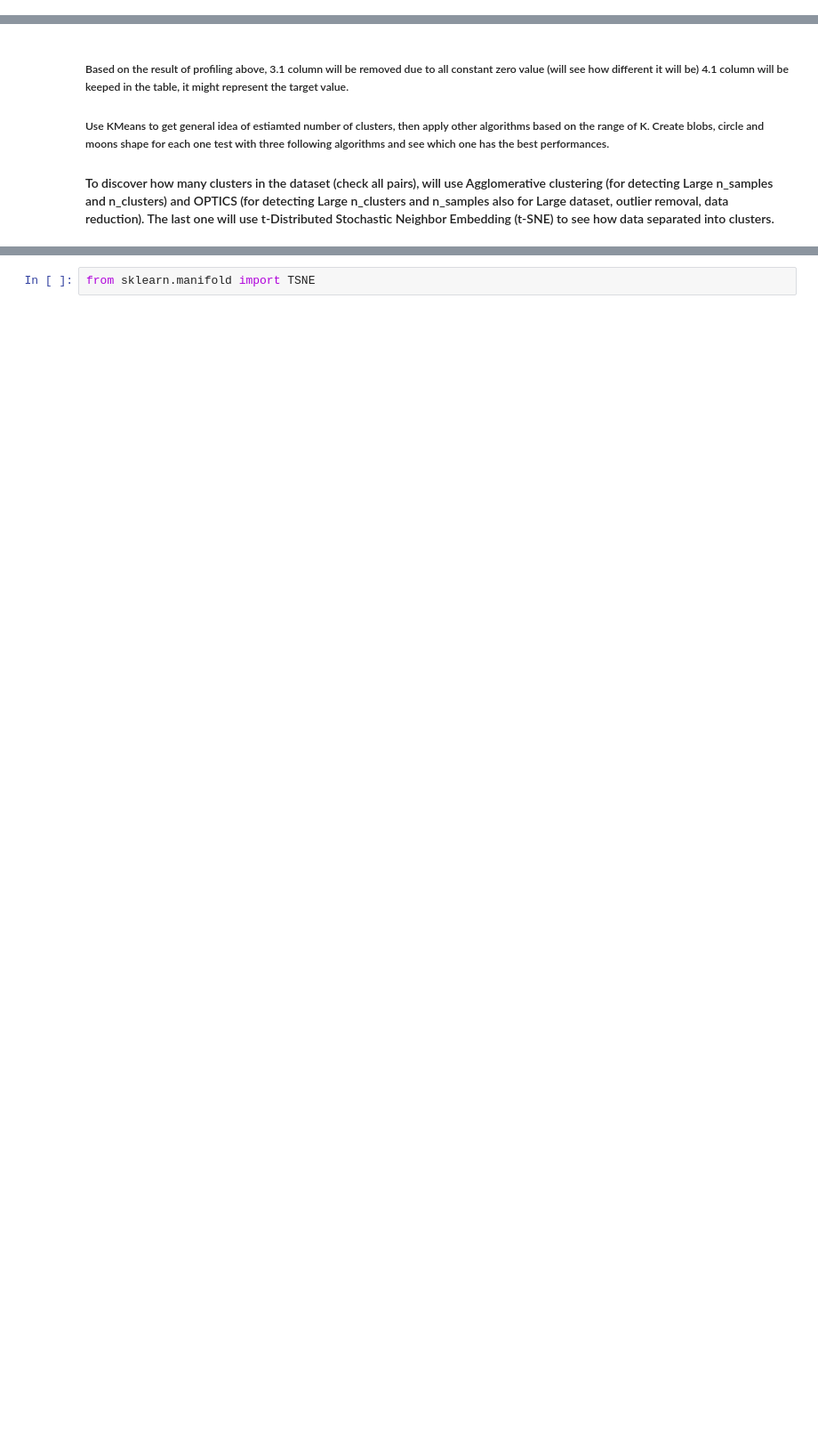
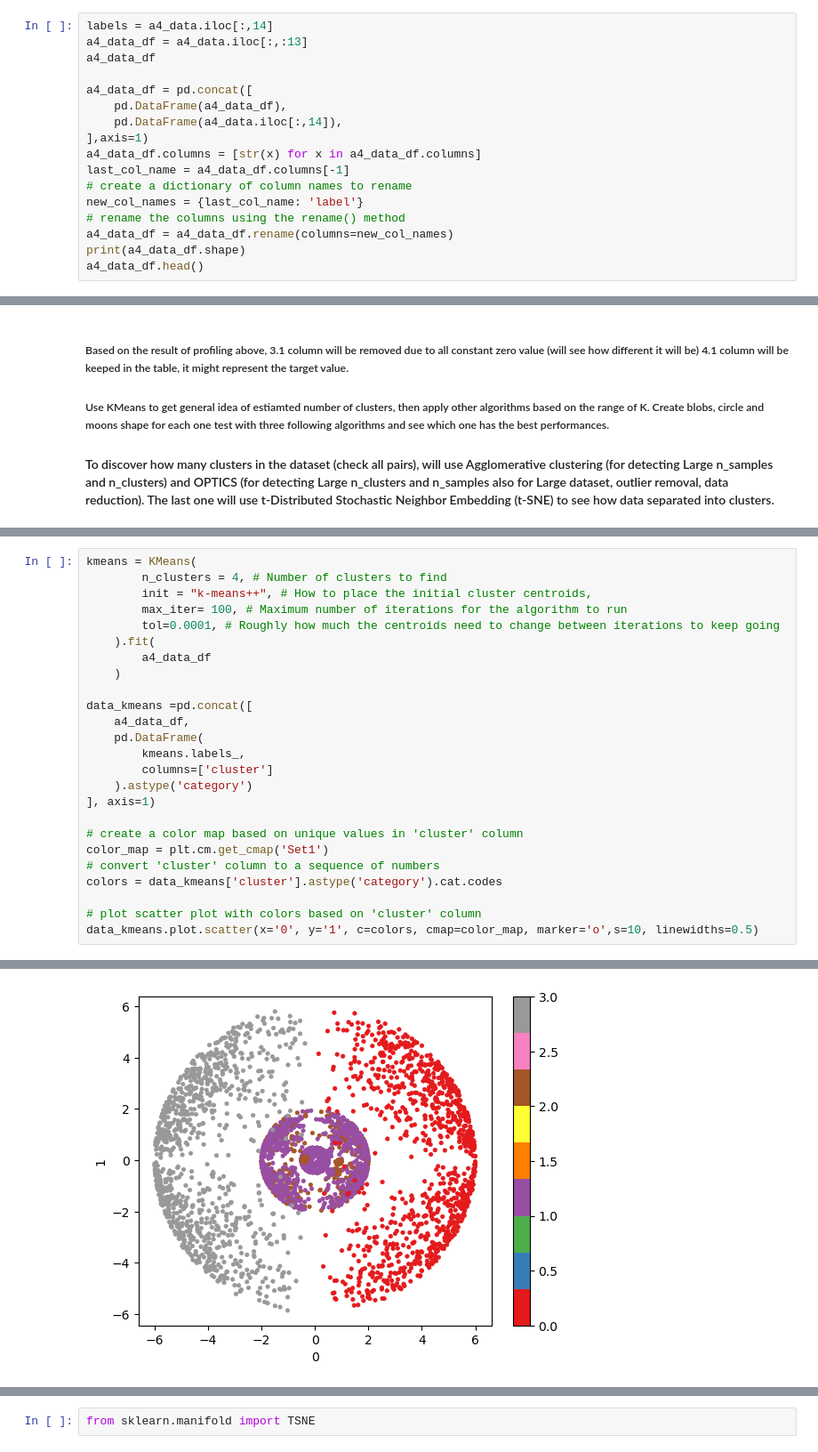
Before and after one commit to serenasun999/dash624, a Jupyter notebook: 624_A4_BoruSun.ipynb, the cells around one changed output, grey strips where cells are left out. Shown at 89% size. Drawn from its saved outputs; the diff is of its cells as text; blank space fills up the shorter version.

```diff
--- a/624_A4_BoruSun.ipynb
+++ b/624_A4_BoruSun.ipynb
@@ -40,3 +42,20 @@ profile = ProfileReport(
 )
 # %%
 profile.to_file("profile_a4.html")
+# %%
+labels = a4_data.iloc[:,14]
+a4_data_df = a4_data.iloc[:,:13]
+a4_data_df
+
+a4_data_df = pd.concat([
+    pd.DataFrame(a4_data_df),
+    pd.DataFrame(a4_data.iloc[:,14]),
+],axis=1)
+a4_data_df.columns = [str(x) for x in a4_data_df.columns]
+last_col_name = a4_data_df.columns[-1]
+# create a dictionary of column names to rename
+new_col_names = {last_col_name: 'label'}
+# rename the columns using the rename() method
+a4_data_df = a4_data_df.rename(columns=new_col_names)
+print(a4_data_df.shape)
+a4_data_df.head()
@@ -95,0 +93,26 @@ blobs.head()
+# %%
+kmeans = KMeans(
+        n_clusters = 4, # Number of clusters to find
+        init = "k-means++", # How to place the initial cluster centroids,
+        max_iter= 100, # Maximum number of iterations for the algorithm to run
+        tol=0.0001, # Roughly how much the centroids need to change between iterations to keep going
+    ).fit(
+        a4_data_df
+    )
+
+data_kmeans =pd.concat([
+    a4_data_df,
+    pd.DataFrame(
+        kmeans.labels_,
+        columns=['cluster']
+    ).astype('category')
+], axis=1)
+
+# create a color map based on unique values in 'cluster' column
+color_map = plt.cm.get_cmap('Set1')
+# convert 'cluster' column to a sequence of numbers
+colors = data_kmeans['cluster'].astype('category').cat.codes
+
+# plot scatter plot with colors based on 'cluster' column
+data_kmeans.plot.scatter(x='0', y='1', c=colors, cmap=color_map, marker='o',s=10, linewidths=0.5)
+# %% [output]
@@ -96 +120,2 @@ blobs.head()
+[figure, added]
 # %%
```
Also changed, not shown: parts of 11 cells of this notebook, 2 other files.
